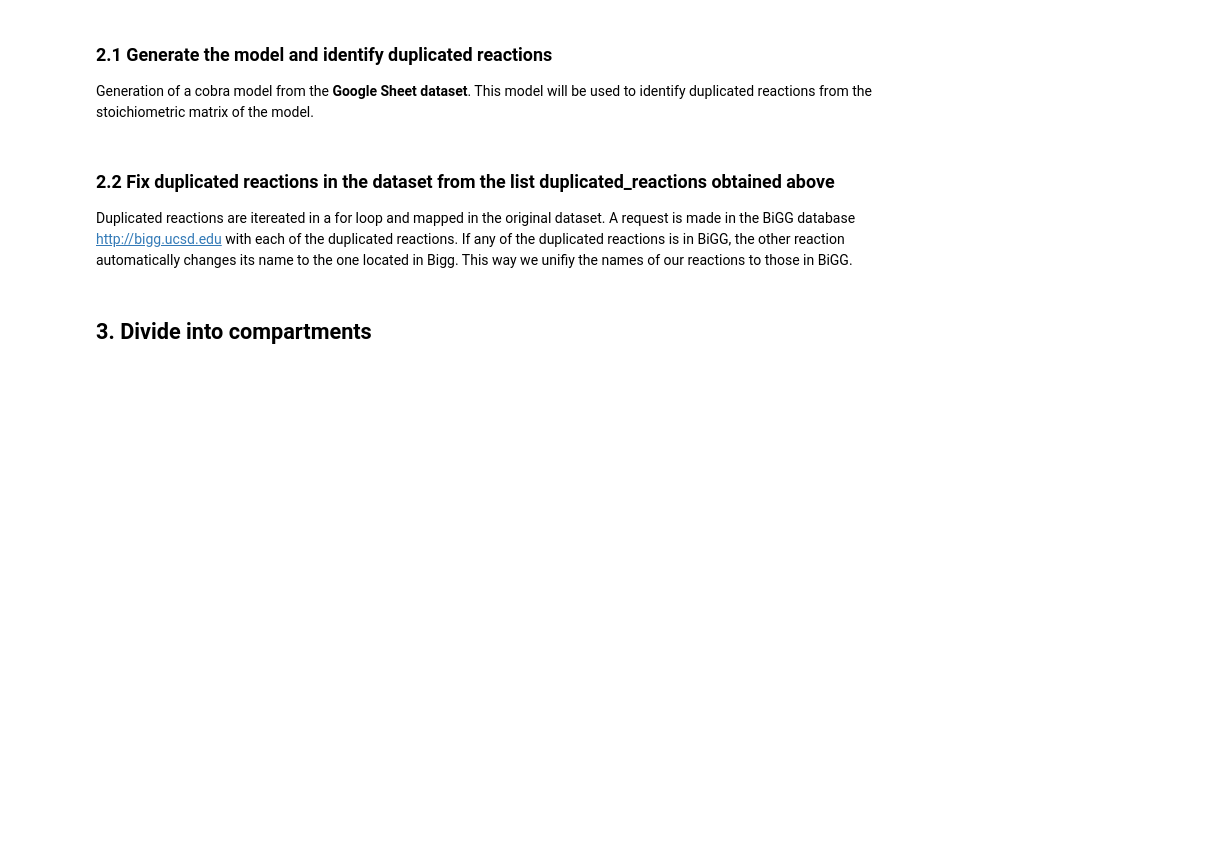
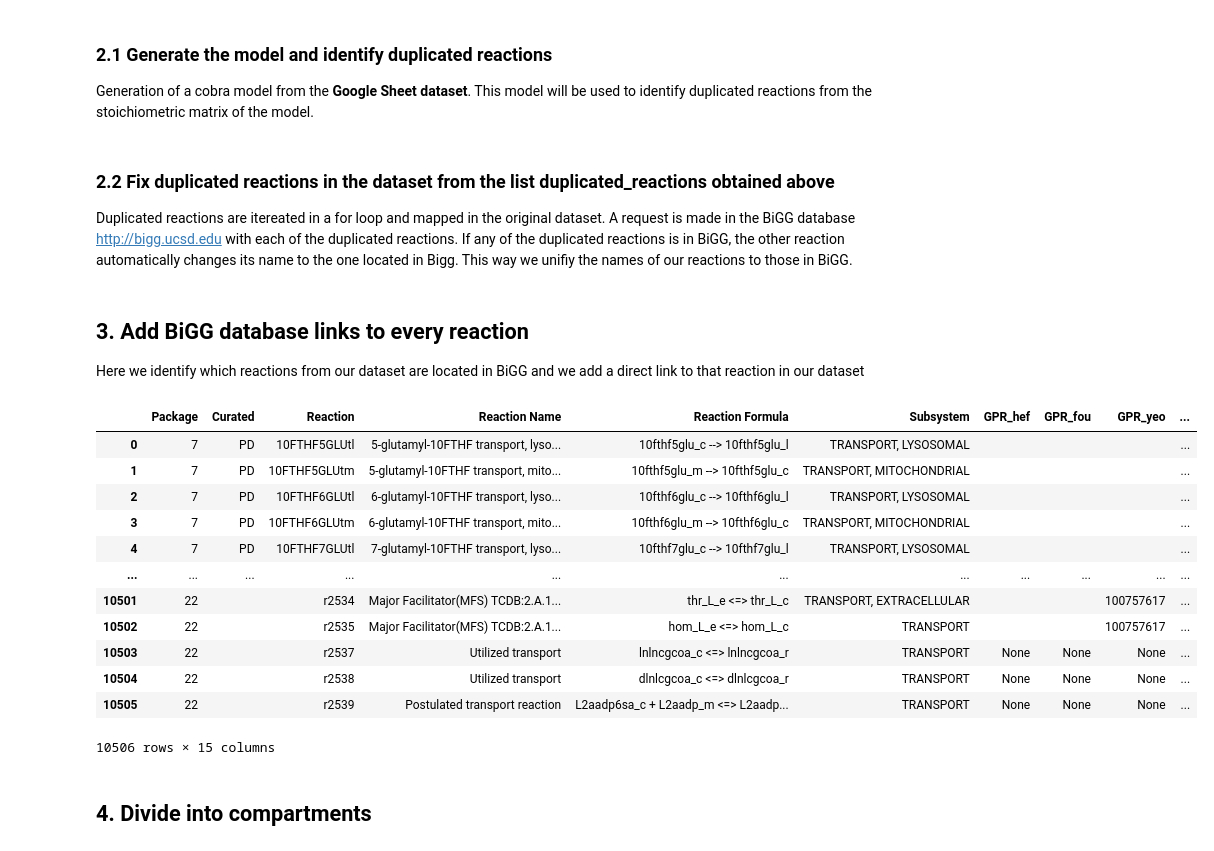
Before and after one commit to LewisLabUCSD/iCHO3K, a Jupyter notebook: Notebooks/Reactions.ipynb, the cells around one changed output. Saved outputs shown, nothing was run; the diff lists cells and outputs as text; code cells hidden in the pictures; blank space fills up the shorter version.

Commit message:
Adding BiGG database links to our reactions

```diff
--- a/Notebooks/Reactions.ipynb
+++ b/Notebooks/Reactions.ipynb
@@ -336,3 +336,6 @@ else:
     attr_sheet_forms = set(list(rxns_attributes['Reaction Formula']))
     print(f'Reaction formulas that are in Rxns Sheet and not in Attributes Sheet {rxns_sheet_forms - attr_sheet_forms}\n')
     print(f'Reaction formulas that are in Attributes Sheet and not in Rxns Sheet {attr_sheet_forms - rxns_sheet_forms}\n')
+# %% [markdown]
+## 3. Add BiGG database links to every reaction <a id='bigg'></a>
+Here we identify which reactions from our dataset are located in BiGG and we add a direct link to that reaction in our dataset
@@ -338,0 +348,27 @@ else:
+# %%
+# Generate the necessary datasets for the identification of the duplicated reactions
+KEY_FILE_PATH = 'credentials.json'
+SPREADSHEET_ID_v3 = '1MlBXeHIKw8k8fZyXm-sN__AHTRSunJxar_-bqvukZws'
+
+# Initialize the GoogleSheet object
+sheet = GoogleSheet(SPREADSHEET_ID_v3, KEY_FILE_PATH)
+
+# Read data from the Google Sheet
+sheet_rxns = 'Rxns'
+reactions = sheet.read_google_sheet(sheet_rxns)
+# %%
+reactions
+# %% [output]
+|  | Package | Curated | Reaction | Reaction Name | Reaction Formula | Subsystem | GPR_hef | GPR_fou | GPR_yeo | ... |
+| 0 | 7 | PD | 10FTHF5GLUtl | 5-glutamyl-10FTHF transport, lyso... | 10fthf5glu_c --> 10fthf5glu_l | TRANSPORT, LYSOSOMAL |  |  |  | ... |
+| 1 | 7 | PD | 10FTHF5GLUtm | 5-glutamyl-10FTHF transport, mito... | 10fthf5glu_m --> 10fthf5glu_c | TRANSPORT, MITOCHONDRIAL |  |  |  | ... |
+| 2 | 7 | PD | 10FTHF6GLUtl | 6-glutamyl-10FTHF transport, lyso... | 10fthf6glu_c --> 10fthf6glu_l | TRANSPORT, LYSOSOMAL |  |  |  | ... |
+| 3 | 7 | PD | 10FTHF6GLUtm | 6-glutamyl-10FTHF transport, mito... | 10fthf6glu_m --> 10fthf6glu_c | TRANSPORT, MITOCHONDRIAL |  |  |  | ... |
+| 4 | 7 | PD | 10FTHF7GLUtl | 7-glutamyl-10FTHF transport, lyso... | 10fthf7glu_c --> 10fthf7glu_l | TRANSPORT, LYSOSOMAL |  |  |  | ... |
+| ... | ... | ... | ... | ... | ... | ... | ... | ... | ... | ... |
+| 10501 | 22 |  | r2534 | Major Facilitator(MFS) TCDB:2.A.1... | thr_L_e <=> thr_L_c | TRANSPORT, EXTRACELLULAR |  |  | 100757617 | ... |
+| 10502 | 22 |  | r2535 | Major Facilitator(MFS) TCDB:2.A.1... | hom_L_e <=> hom_L_c | TRANSPORT |  |  | 100757617 | ... |
+| 10503 | 22 |  | r2537 | Utilized transport | lnlncgcoa_c <=> lnlncgcoa_r | TRANSPORT | None | None | None | ... |
+| 10504 | 22 |  | r2538 | Utilized transport | dlnlcgcoa_c <=> dlnlcgcoa_r | TRANSPORT | None | None | None | ... |
+| 10505 | 22 |  | r2539 | Postulated transport reaction | L2aadp6sa_c + L2aadp_m <=> L2aadp... | TRANSPORT | None | None | None | ... |
+10506 rows × 15 columns
@@ -339,5 +390,5 @@ else:
 # %% [markdown]
-## 3. Divide into compartments <a id='compartments'></a>
+## 4. Divide into compartments <a id='compartments'></a>
 # %%
 from cobra.io import load_json_model
 import pandas as pd
```
Also changed, not shown: parts of 6 cells of this notebook.
